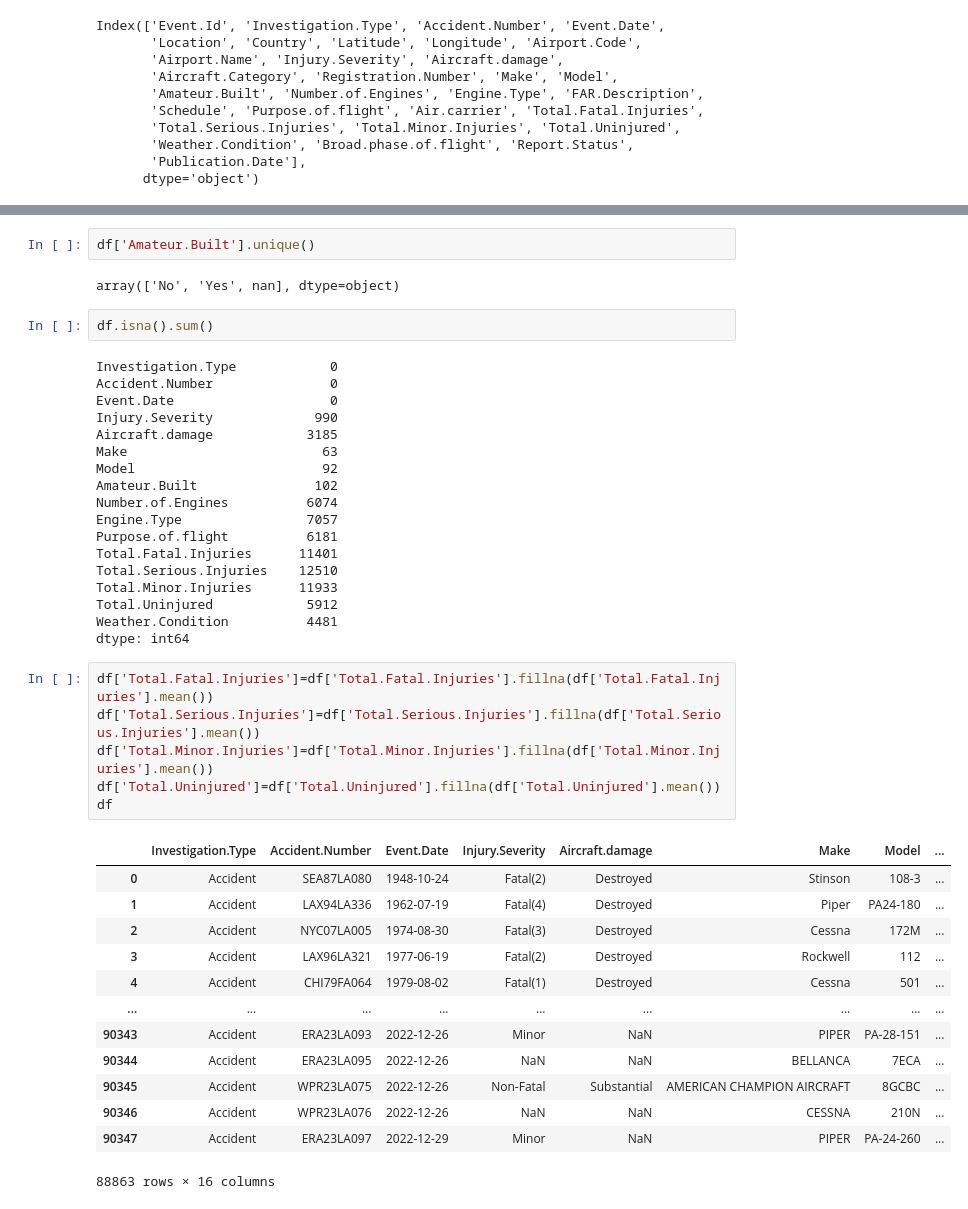
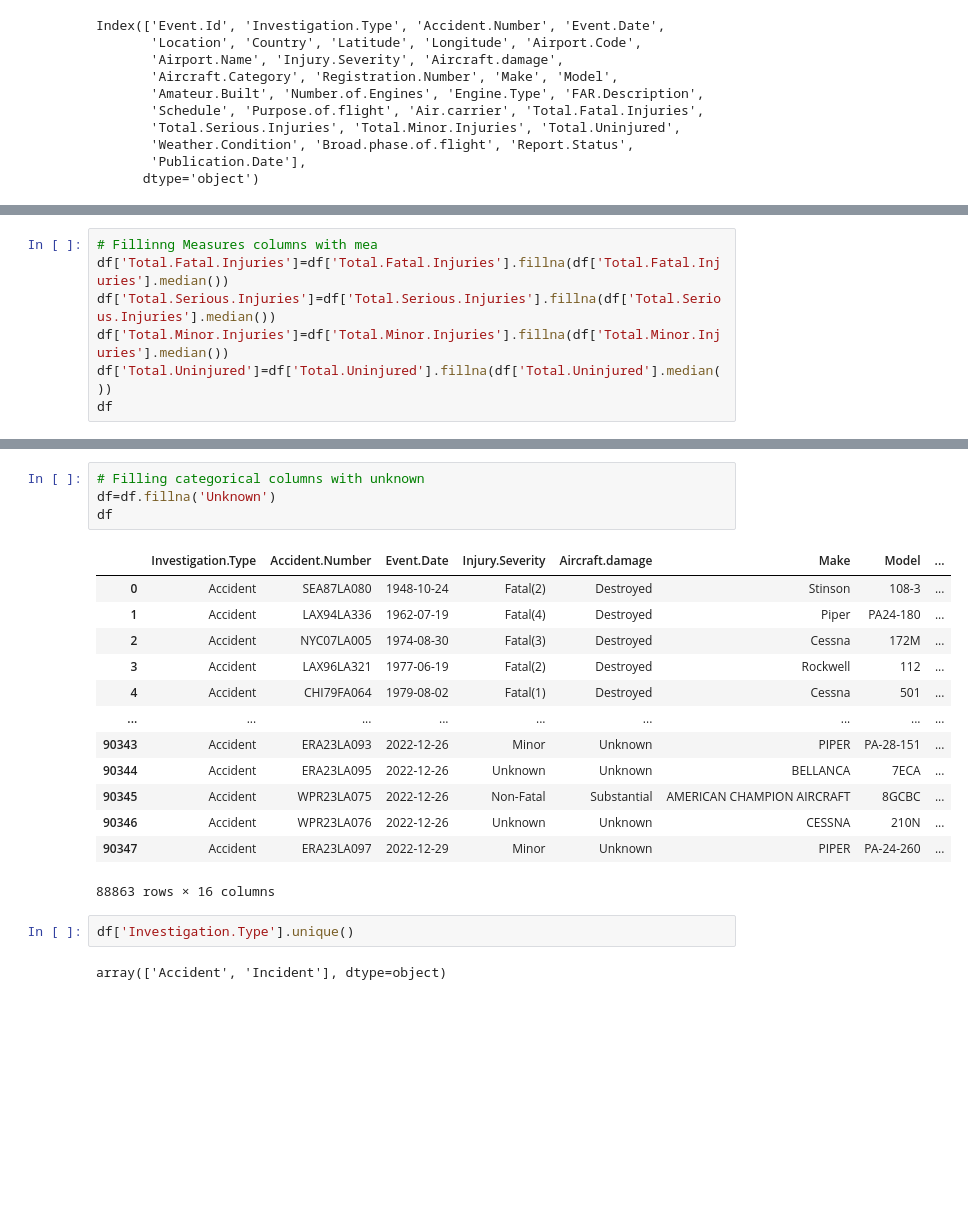
Before and after one commit to nyange21/dsc-phase-1-project-v3, a Jupyter notebook: student.ipynb, the cells around one changed output, grey strips where cells are left out. Cells and saved outputs as stored; diff of their text form; blank space fills up the shorter version.

```diff
--- a/student.ipynb
+++ b/student.ipynb
@@ -220,0 +260,7 @@ df
+# %%
+# Fillinng Measures columns with mea
+df['Total.Fatal.Injuries']=df['Total.Fatal.Injuries'].fillna(df['Total.Fatal.Injuries'].median())
+df['Total.Serious.Injuries']=df['Total.Serious.Injuries'].fillna(df['Total.Serious.Injuries'].median())
+df['Total.Minor.Injuries']=df['Total.Minor.Injuries'].fillna(df['Total.Minor.Injuries'].median())
+df['Total.Uninjured']=df['Total.Uninjured'].fillna(df['Total.Uninjured'].median())
+df
@@ -221,44 +281,22 @@ df
+# %%
+# Filling categorical columns with unknown
+df=df.fillna('Unknown')
+df
+# %% [output]
+|  | Investigation.Type | Accident.Number | Event.Date | Injury.Severity | Aircraft.damage | Make | Model | ... |
+| 0 | Accident | SEA87LA080 | 1948-10-24 | Fatal(2) | Destroyed | Stinson | 108-3 | ... |
+| 1 | Accident | LAX94LA336 | 1962-07-19 | Fatal(4) | Destroyed | Piper | PA24-180 | ... |
+| 2 | Accident | NYC07LA005 | 1974-08-30 | Fatal(3) | Destroyed | Cessna | 172M | ... |
+| 3 | Accident | LAX96LA321 | 1977-06-19 | Fatal(2) | Destroyed | Rockwell | 112 | ... |
+| 4 | Accident | CHI79FA064 | 1979-08-02 | Fatal(1) | Destroyed | Cessna | 501 | ... |
+| ... | ... | ... | ... | ... | ... | ... | ... | ... |
+| 90343 | Accident | ERA23LA093 | 2022-12-26 | Minor | Unknown | PIPER | PA-28-151 | ... |
+| 90344 | Accident | ERA23LA095 | 2022-12-26 | Unknown | Unknown | BELLANCA | 7ECA | ... |
+| 90345 | Accident | WPR23LA075 | 2022-12-26 | Non-Fatal | Substantial | AMERICAN CHAMPION AIRCRAFT | 8GCBC | ... |
+| 90346 | Accident | WPR23LA076 | 2022-12-26 | Unknown | Unknown | CESSNA | 210N | ... |
+| 90347 | Accident | ERA23LA097 | 2022-12-29 | Minor | Unknown | PIPER | PA-24-260 | ... |
+88863 rows × 16 columns
 # %%
-df['Amateur.Built'].unique()
+df['Investigation.Type'].unique()
 # %% [output]
-array(['No', 'Yes', nan], dtype=object)
+array(['Accident', 'Incident'], dtype=object)
-# %%
-df.isna().sum()
-# %% [output]
-Investigation.Type            0
-Accident.Number               0
-Event.Date                    0
-Injury.Severity             990
-Aircraft.damage            3185
-Make                         63
-Model                        92
-Amateur.Built               102
-Number.of.Engines          6074
-Engine.Type                7057
-Purpose.of.flight          6181
-Total.Fatal.Injuries      11401
-Total.Serious.Injuries    12510
-Total.Minor.Injuries      11933
-Total.Uninjured            5912
-Weather.Condition          4481
-dtype: int64
-# %%
-df['Total.Fatal.Injuries']=df['Total.Fatal.Injuries'].fillna(df['Total.Fatal.Injuries'].mean())
-df['Total.Serious.Injuries']=df['Total.Serious.Injuries'].fillna(df['Total.Serious.Injuries'].mean())
-df['Total.Minor.Injuries']=df['Total.Minor.Injuries'].fillna(df['Total.Minor.Injuries'].mean())
-df['Total.Uninjured']=df['Total.Uninjured'].fillna(df['Total.Uninjured'].mean())
-df
-# %% [output]
-|  | Investigation.Type | Accident.Number | Event.Date | Injury.Severity | Aircraft.damage | Make | Model | ... |
-| 0 | Accident | SEA87LA080 | 1948-10-24 | Fatal(2) | Destroyed | Stinson | 108-3 | ... |
-| 1 | Accident | LAX94LA336 | 1962-07-19 | Fatal(4) | Destroyed | Piper | PA24-180 | ... |
-| 2 | Accident | NYC07LA005 | 1974-08-30 | Fatal(3) | Destroyed | Cessna | 172M | ... |
-| 3 | Accident | LAX96LA321 | 1977-06-19 | Fatal(2) | Destroyed | Rockwell | 112 | ... |
-| 4 | Accident | CHI79FA064 | 1979-08-02 | Fatal(1) | Destroyed | Cessna | 501 | ... |
-| ... | ... | ... | ... | ... | ... | ... | ... | ... |
-| 90343 | Accident | ERA23LA093 | 2022-12-26 | Minor | NaN | PIPER | PA-28-151 | ... |
-| 90344 | Accident | ERA23LA095 | 2022-12-26 | NaN | NaN | BELLANCA | 7ECA | ... |
-| 90345 | Accident | WPR23LA075 | 2022-12-26 | Non-Fatal | Substantial | AMERICAN CHAMPION AIRCRAFT | 8GCBC | ... |
-| 90346 | Accident | WPR23LA076 | 2022-12-26 | NaN | NaN | CESSNA | 210N | ... |
-| 90347 | Accident | ERA23LA097 | 2022-12-29 | Minor | NaN | PIPER | PA-24-260 | ... |
-88863 rows × 16 columns
```
Also changed, not shown: parts of 28 cells of this notebook.
